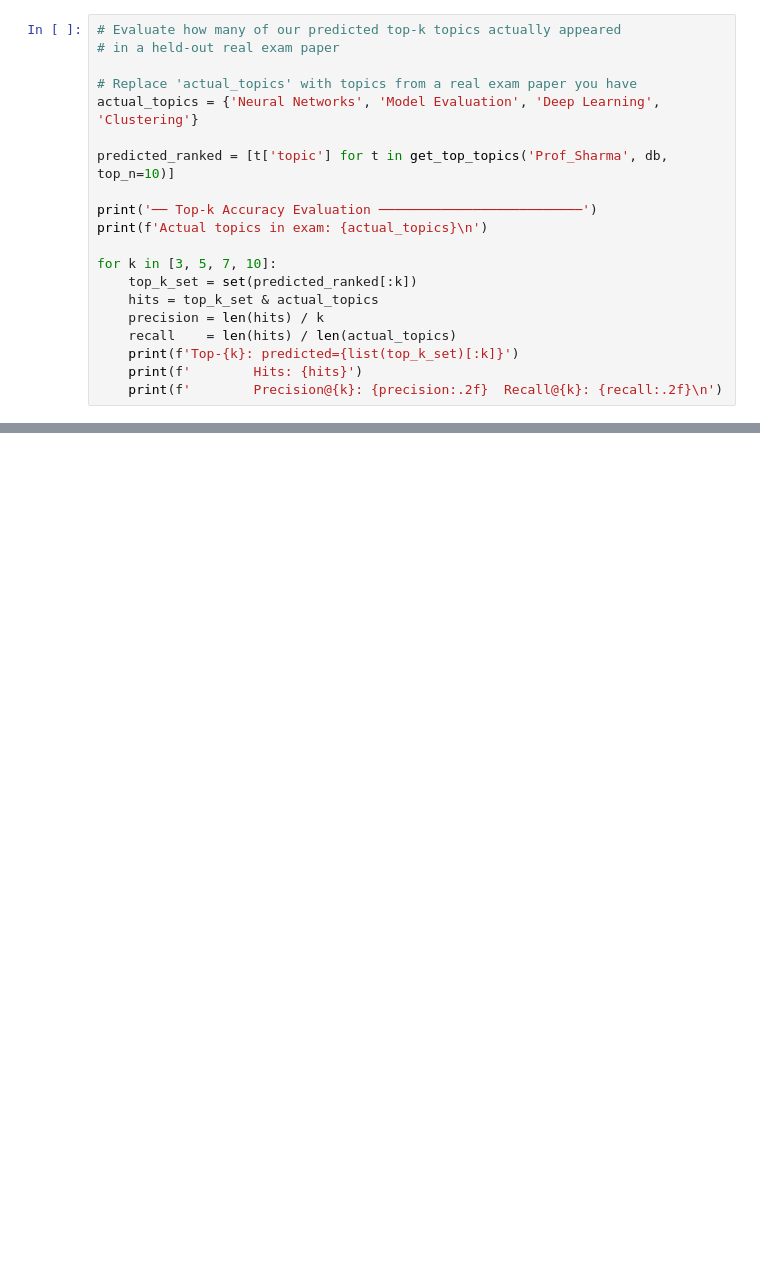
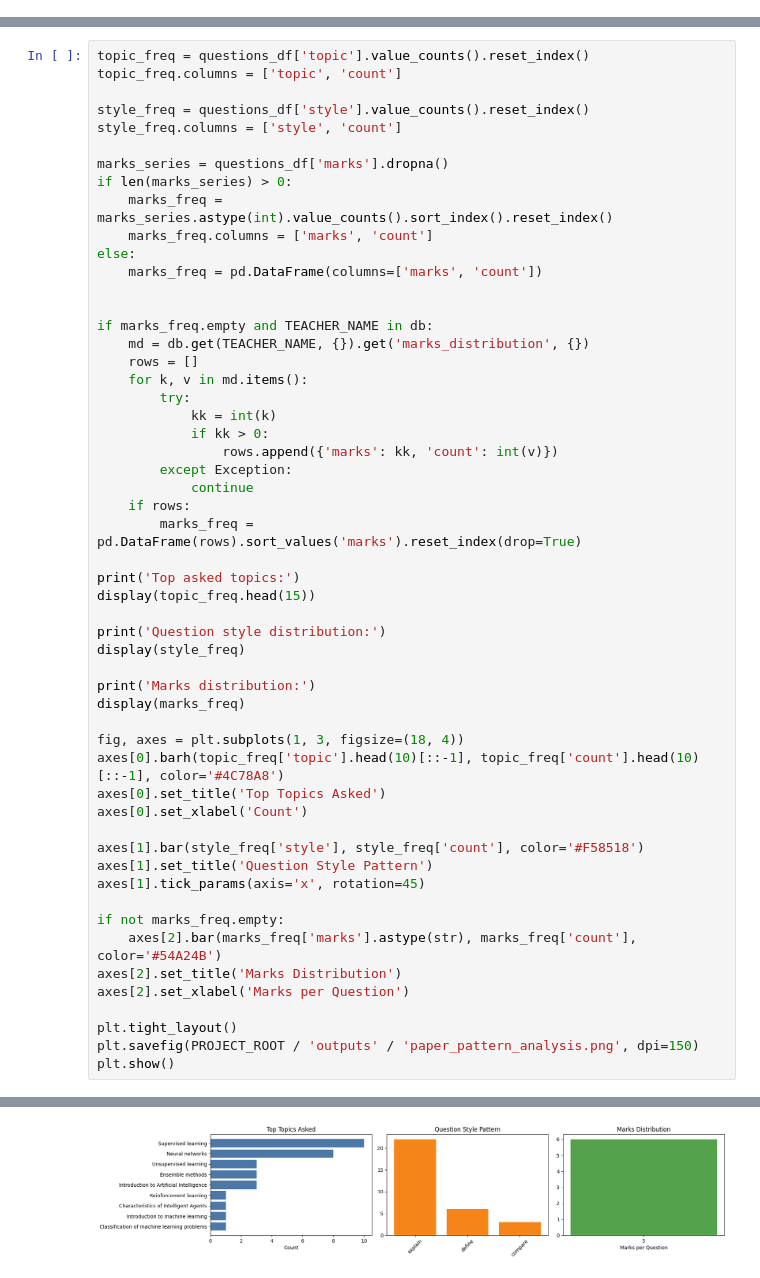
Before and after one commit to Uni-coder-harsh/FarrahAI, a Jupyter notebook: notebooks/04_paper_prediction.ipynb, the cells around one changed output, grey strips where cells are left out. Saved outputs shown, nothing was run; the diff lists cells and outputs as text; blank space fills up the shorter version.

Commit message:
Paper generator

```diff
--- a/notebooks/04_paper_prediction.ipynb
+++ b/notebooks/04_paper_prediction.ipynb
@@ -171,20 +54,0 @@ print('Predicted paper saved ✓')
-# %%
-# Evaluate how many of our predicted top-k topics actually appeared
-# in a held-out real exam paper
-
-# Replace 'actual_topics' with topics from a real exam paper you have
-actual_topics = {'Neural Networks', 'Model Evaluation', 'Deep Learning', 'Clustering'}
-
-predicted_ranked = [t['topic'] for t in get_top_topics('Prof_Sharma', db, top_n=10)]
-
-print('── Top-k Accuracy Evaluation ──────────────────────────')
-print(f'Actual topics in exam: {actual_topics}\n')
-
-for k in [3, 5, 7, 10]:
-    top_k_set = set(predicted_ranked[:k])
-    hits = top_k_set & actual_topics
-    precision = len(hits) / k
-    recall    = len(hits) / len(actual_topics)
-    print(f'Top-{k}: predicted={list(top_k_set)[:k]}')
-    print(f'        Hits: {hits}')
-    print(f'        Precision@{k}: {precision:.2f}  Recall@{k}: {recall:.2f}\n')
@@ -190,0 +691,55 @@ for k in [3, 5, 7, 10]:
+# %%
+topic_freq = questions_df['topic'].value_counts().reset_index()
+topic_freq.columns = ['topic', 'count']
+
+style_freq = questions_df['style'].value_counts().reset_index()
+style_freq.columns = ['style', 'count']
+
+marks_series = questions_df['marks'].dropna()
+if len(marks_series) > 0:
+    marks_freq = marks_series.astype(int).value_counts().sort_index().reset_index()
+    marks_freq.columns = ['marks', 'count']
+else:
+    marks_freq = pd.DataFrame(columns=['marks', 'count'])
+
+
+if marks_freq.empty and TEACHER_NAME in db:
+    md = db.get(TEACHER_NAME, {}).get('marks_distribution', {})
+    rows = []
+    for k, v in md.items():
+        try:
+            kk = int(k)
+            if kk > 0:
+                rows.append({'marks': kk, 'count': int(v)})
+        except Exception:
+            continue
+    if rows:
+        marks_freq = pd.DataFrame(rows).sort_values('marks').reset_index(drop=True)
+
+print('Top asked topics:')
+display(topic_freq.head(15))
+
+print('Question style distribution:')
+display(style_freq)
+
+print('Marks distribution:')
+display(marks_freq)
+
+fig, axes = plt.subplots(1, 3, figsize=(18, 4))
+axes[0].barh(topic_freq['topic'].head(10)[::-1], topic_freq['count'].head(10)[::-1], color='#4C78A8')
+axes[0].set_title('Top Topics Asked')
+axes[0].set_xlabel('Count')
+
+axes[1].bar(style_freq['style'], style_freq['count'], color='#F58518')
+axes[1].set_title('Question Style Pattern')
+axes[1].tick_params(axis='x', rotation=45)
+
+if not marks_freq.empty:
+    axes[2].bar(marks_freq['marks'].astype(str), marks_freq['count'], color='#54A24B')
+axes[2].set_title('Marks Distribution')
+axes[2].set_xlabel('Marks per Question')
+
+plt.tight_layout()
+plt.savefig(PROJECT_ROOT / 'outputs' / 'paper_pattern_analysis.png', dpi=150)
+plt.show()
+# %% [output]
@@ -190,0 +765 @@ for k in [3, 5, 7, 10]:
+[figure, added]
```
Also changed, not shown: parts of 28 cells of this notebook, 7 other files.
